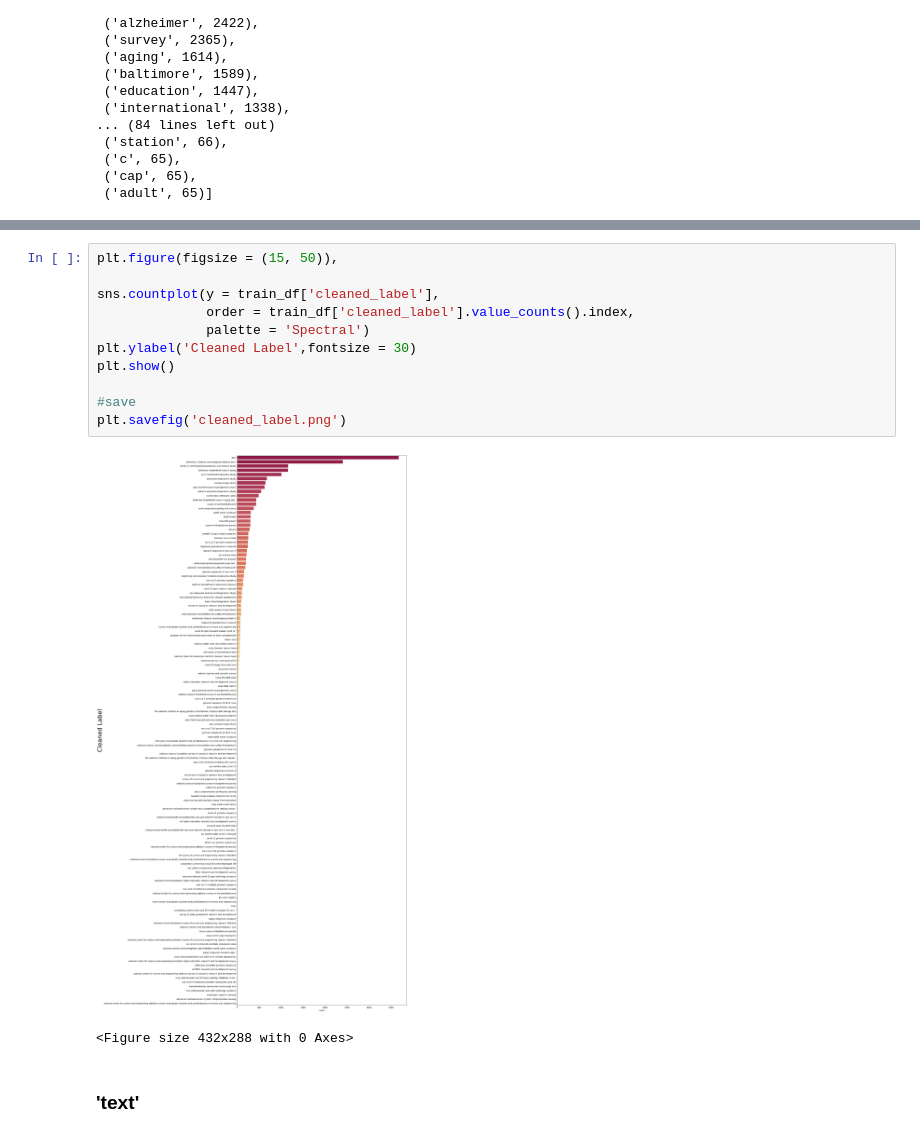
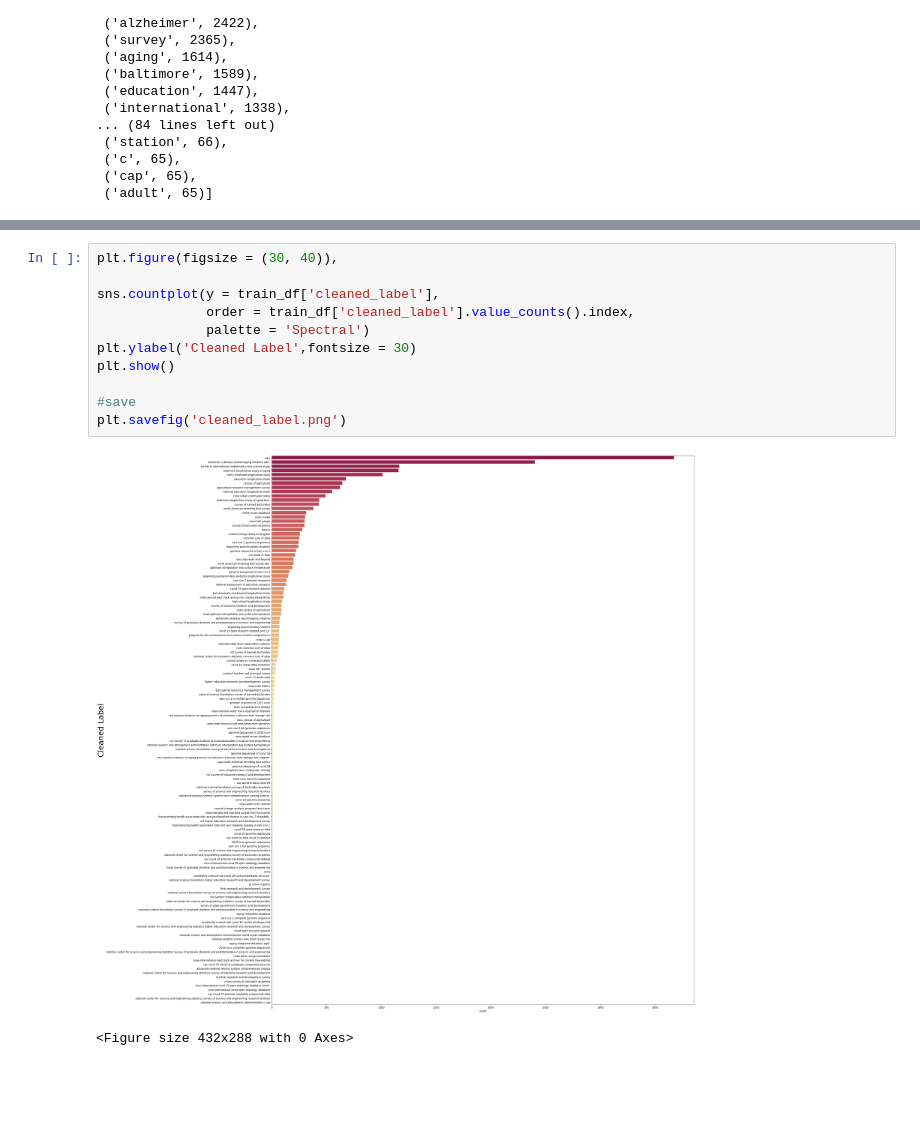
Before and after one commit to baotramduong/Portfolio_Project_NLP_Show_US_The_Data, a Jupyter notebook: EDA.ipynb, the cells around one changed output, grey strips where cells are left out. Drawn from its saved outputs; the diff is of its cells as text; blank space fills up the shorter version.

```diff
--- a/EDA.ipynb
+++ b/EDA.ipynb
@@ -777,16 +755,14 @@ plt.savefig('cleaned_label_wordcloud.png')
 # %%
-plt.figure(figsize = (15, 50)),
+plt.figure(figsize = (30, 40)),
 
 sns.countplot(y = train_df['cleaned_label'],
               order = train_df['cleaned_label'].value_counts().index,
               palette = 'Spectral')
 plt.ylabel('Cleaned Label',fontsize = 30)
 plt.show()
 
 #save
 plt.savefig('cleaned_label.png')
 # %% [output]
-[figure, old version]
+[figure, new version]
 <Figure size 432x288 with 0 Axes>
-# %% [markdown]
-### 'text'
```
Also changed, not shown: parts of 29 cells of this notebook.
